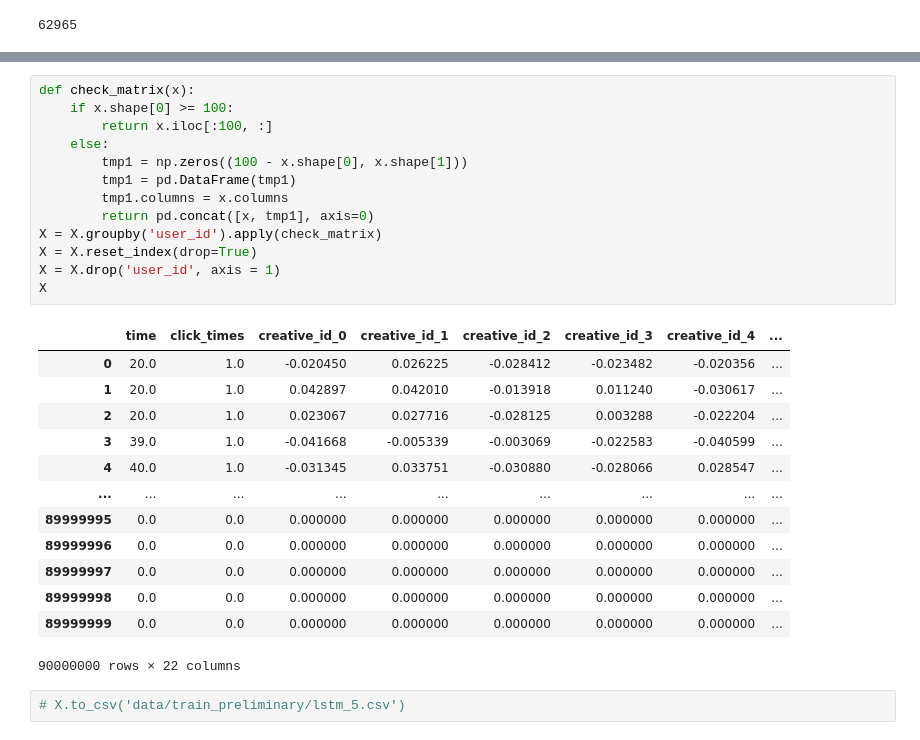
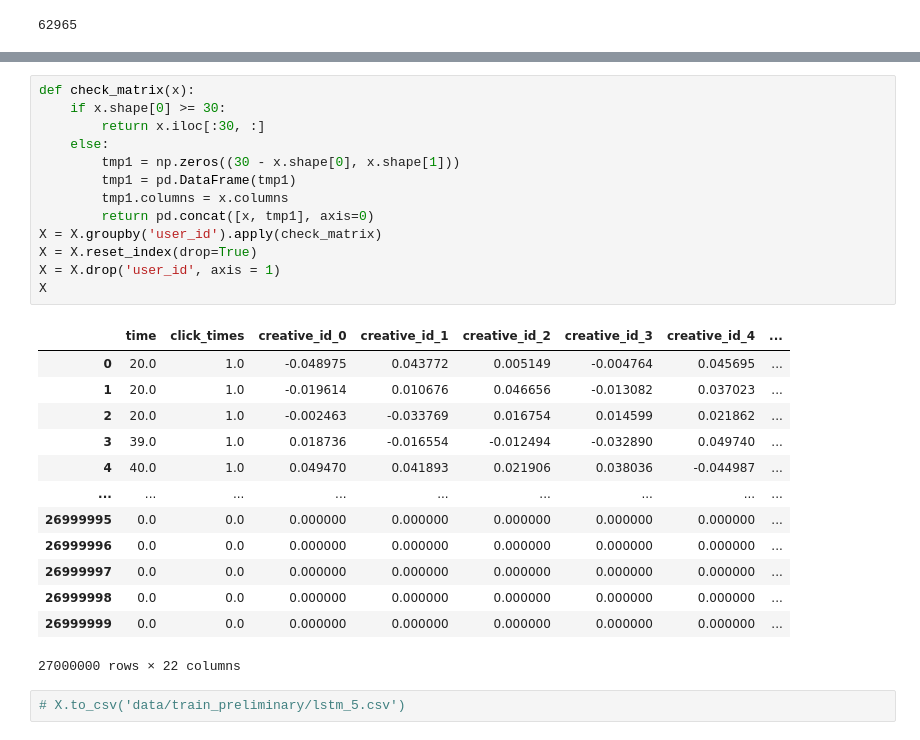
Before and after one commit to lx1374327576/xzwbsrz_pre, a Jupyter notebook: lx_test/pre_test5.ipynb, the cells around one changed output, grey strips where cells are left out. Saved outputs shown, nothing was run; the diff lists cells and outputs as text.

```diff
--- a/lx_test/pre_test5.ipynb
+++ b/lx_test/pre_test5.ipynb
@@ -203,31 +203,31 @@ X.head()
 5 rows × 23 columns
 # %%
 def check_matrix(x):
-    if x.shape[0] >= 100:
-        return x.iloc[:100, :]
+    if x.shape[0] >= 30:
+        return x.iloc[:30, :]
     else:
-        tmp1 = np.zeros((100 - x.shape[0], x.shape[1]))
+        tmp1 = np.zeros((30 - x.shape[0], x.shape[1]))
         tmp1 = pd.DataFrame(tmp1)
         tmp1.columns = x.columns
         return pd.concat([x, tmp1], axis=0)
 X = X.groupby('user_id').apply(check_matrix)
 X = X.reset_index(drop=True)
 X = X.drop('user_id', axis = 1)
 X
 # %% [output]
 |  | time | click_times | creative_id_0 | creative_id_1 | creative_id_2 | creative_id_3 | creative_id_4 | ... |
-| 0 | 20.0 | 1.0 | -0.020450 | 0.026225 | -0.028412 | -0.023482 | -0.020356 | ... |
-| 1 | 20.0 | 1.0 | 0.042897 | 0.042010 | -0.013918 | 0.011240 | -0.030617 | ... |
-| 2 | 20.0 | 1.0 | 0.023067 | 0.027716 | -0.028125 | 0.003288 | -0.022204 | ... |
-| 3 | 39.0 | 1.0 | -0.041668 | -0.005339 | -0.003069 | -0.022583 | -0.040599 | ... |
-| 4 | 40.0 | 1.0 | -0.031345 | 0.033751 | -0.030880 | -0.028066 | 0.028547 | ... |
+| 0 | 20.0 | 1.0 | -0.048975 | 0.043772 | 0.005149 | -0.004764 | 0.045695 | ... |
+| 1 | 20.0 | 1.0 | -0.019614 | 0.010676 | 0.046656 | -0.013082 | 0.037023 | ... |
+| 2 | 20.0 | 1.0 | -0.002463 | -0.033769 | 0.016754 | 0.014599 | 0.021862 | ... |
+| 3 | 39.0 | 1.0 | 0.018736 | -0.016554 | -0.012494 | -0.032890 | 0.049740 | ... |
+| 4 | 40.0 | 1.0 | 0.049470 | 0.041893 | 0.021906 | 0.038036 | -0.044987 | ... |
 | ... | ... | ... | ... | ... | ... | ... | ... | ... |
-| 89999995 | 0.0 | 0.0 | 0.000000 | 0.000000 | 0.000000 | 0.000000 | 0.000000 | ... |
-| 89999996 | 0.0 | 0.0 | 0.000000 | 0.000000 | 0.000000 | 0.000000 | 0.000000 | ... |
-| 89999997 | 0.0 | 0.0 | 0.000000 | 0.000000 | 0.000000 | 0.000000 | 0.000000 | ... |
-| 89999998 | 0.0 | 0.0 | 0.000000 | 0.000000 | 0.000000 | 0.000000 | 0.000000 | ... |
-| 89999999 | 0.0 | 0.0 | 0.000000 | 0.000000 | 0.000000 | 0.000000 | 0.000000 | ... |
+| 26999995 | 0.0 | 0.0 | 0.000000 | 0.000000 | 0.000000 | 0.000000 | 0.000000 | ... |
+| 26999996 | 0.0 | 0.0 | 0.000000 | 0.000000 | 0.000000 | 0.000000 | 0.000000 | ... |
+| 26999997 | 0.0 | 0.0 | 0.000000 | 0.000000 | 0.000000 | 0.000000 | 0.000000 | ... |
+| 26999998 | 0.0 | 0.0 | 0.000000 | 0.000000 | 0.000000 | 0.000000 | 0.000000 | ... |
+| 26999999 | 0.0 | 0.0 | 0.000000 | 0.000000 | 0.000000 | 0.000000 | 0.000000 | ... |
-90000000 rows × 22 columns
+27000000 rows × 22 columns
 # %%
 # X.to_csv('data/train_preliminary/lstm_5.csv')
 # %%
```
Also changed, not shown: parts of 11 cells of this notebook.
